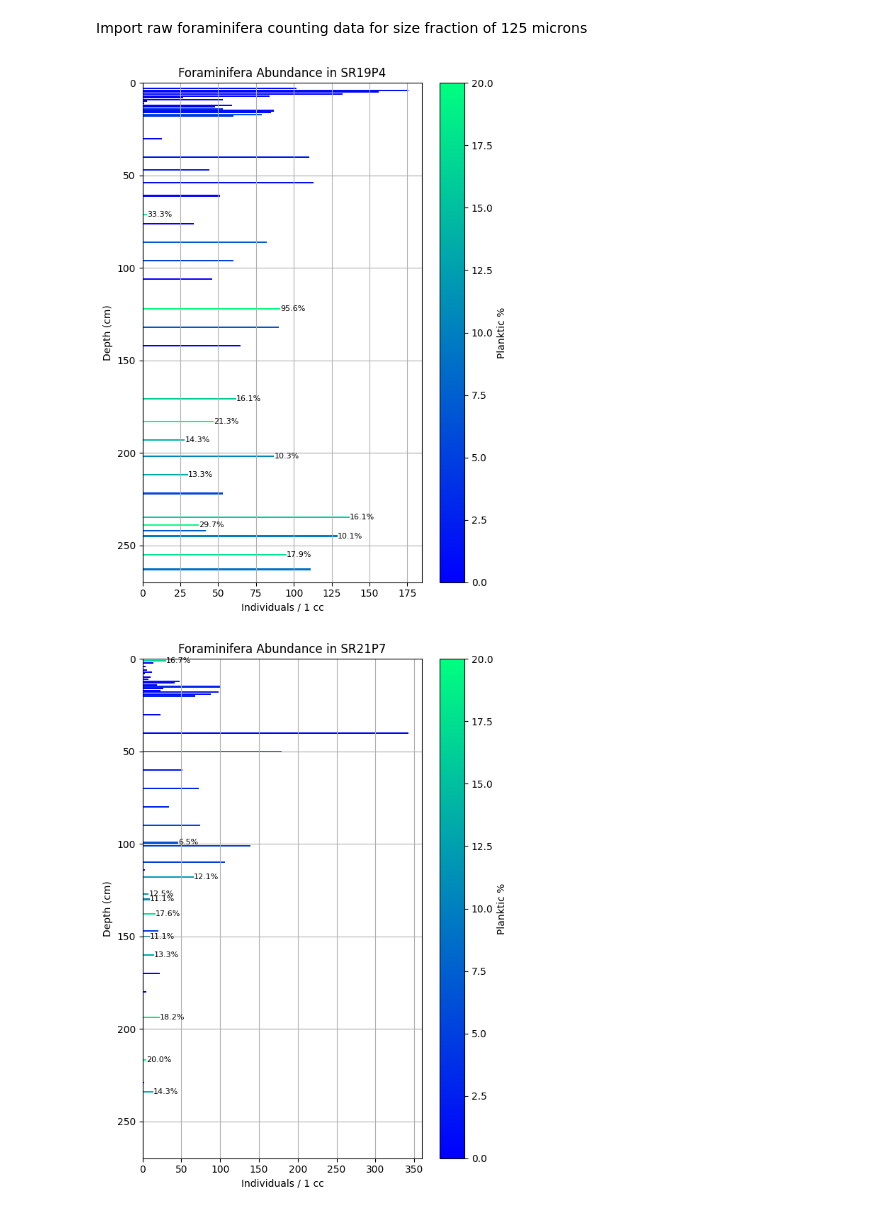
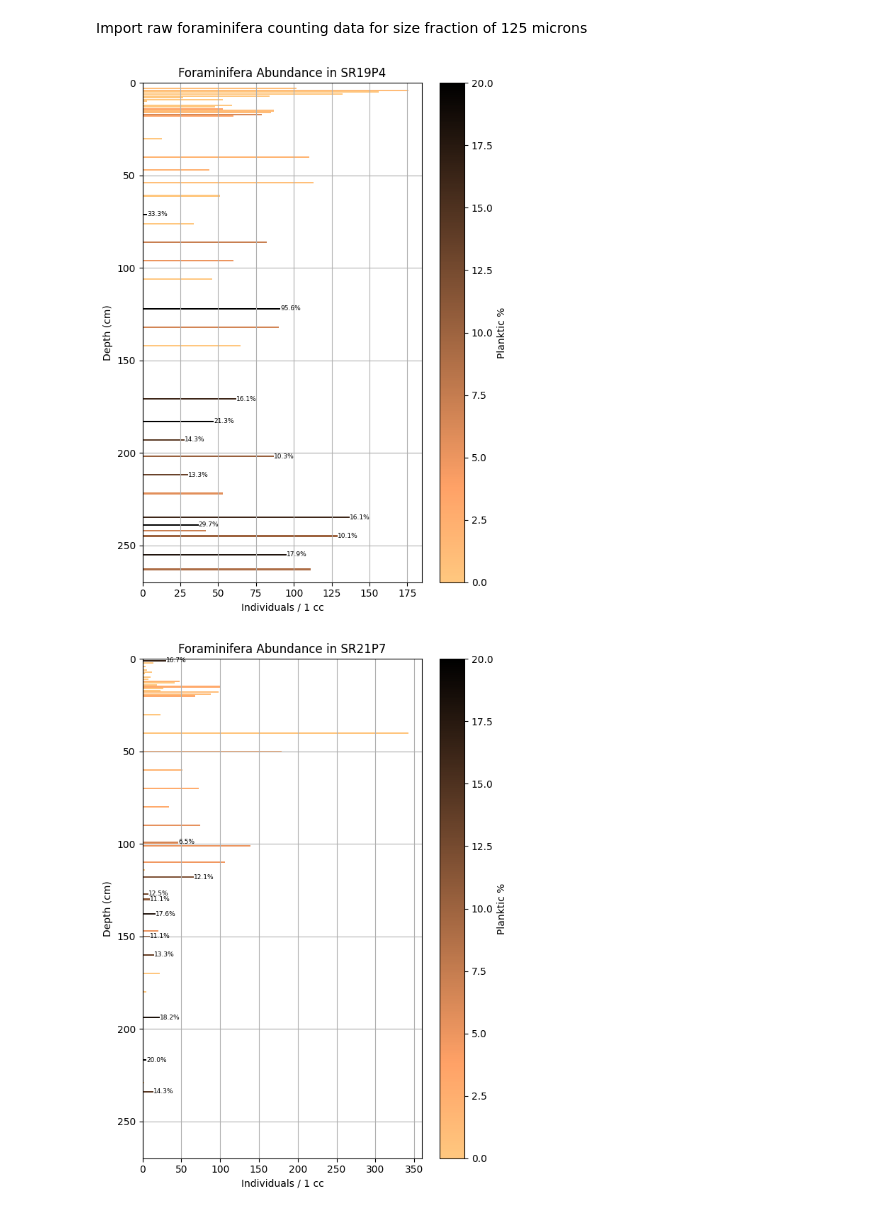
Before and after one commit to jvseds/SedLab, a Jupyter notebook: forams.ipynb, the cells around one changed output. Drawn from its saved outputs; the diff is of its cells as text; code cells hidden in the pictures.

Commit message:
changed colormaps for Forams plots

```diff
--- a/forams.ipynb
+++ b/forams.ipynb
@@ -12,16 +12,22 @@ sr21 = Forams(fname="./data-files/mp-files/sr21-forams.csv", size_fraction=125)
 # %%
 sr19_forams_plot = sr19.plot_forams(
     core_name="SR19P4",
     limit_sm=True,
-    sm_limit=20
+    sm_limit=20,
+    cmap="copper_r",
+    savefig=False,
+    savepath="./data-files/mp-files/sr19-forams.png",
 )
 # %% [output]
-[figure, old version]
+[figure, new version]
 # %%
 sr21_forams_plot = sr21.plot_forams(
     core_name="SR21P7",
     limit_sm=True,
-    sm_limit=20
+    sm_limit=20,
+    cmap="copper_r",
+    savefig=False,
+    savepath="./data-files/mp-files/sr21-forams.png"
 )
 # %% [output]
-[figure, old version]
+[figure, new version]
```
